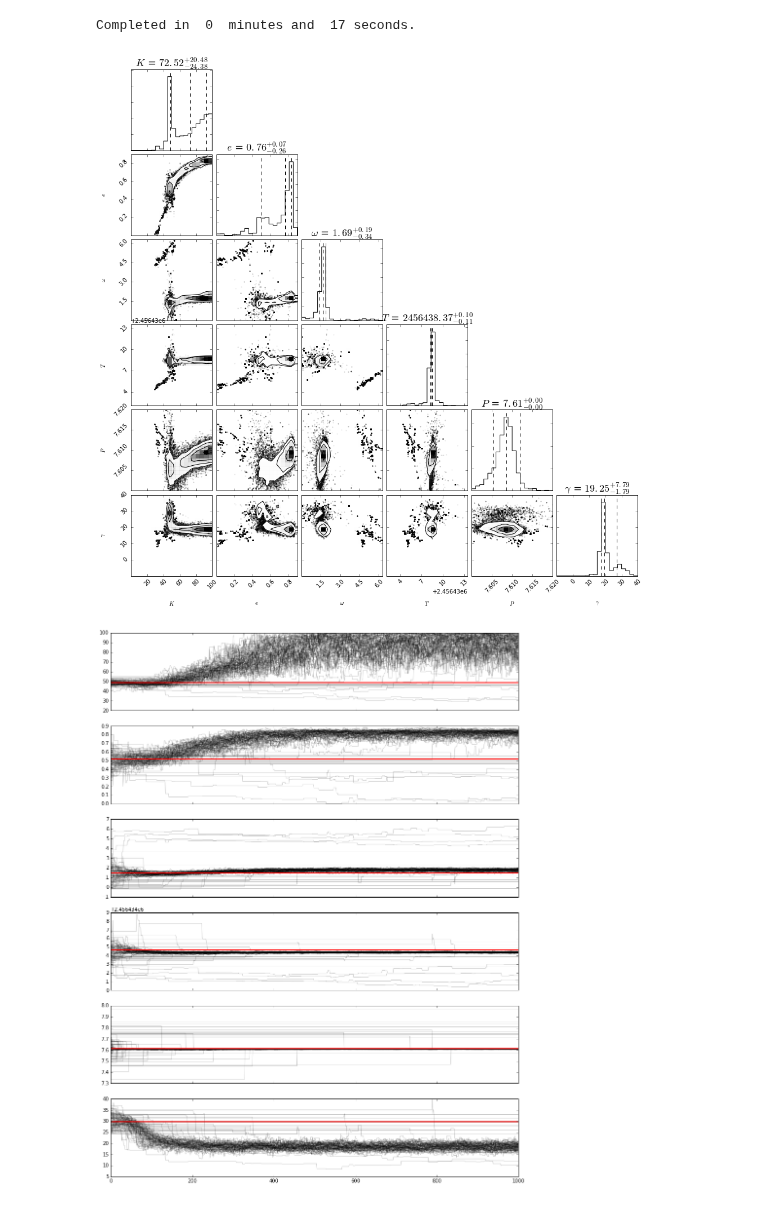
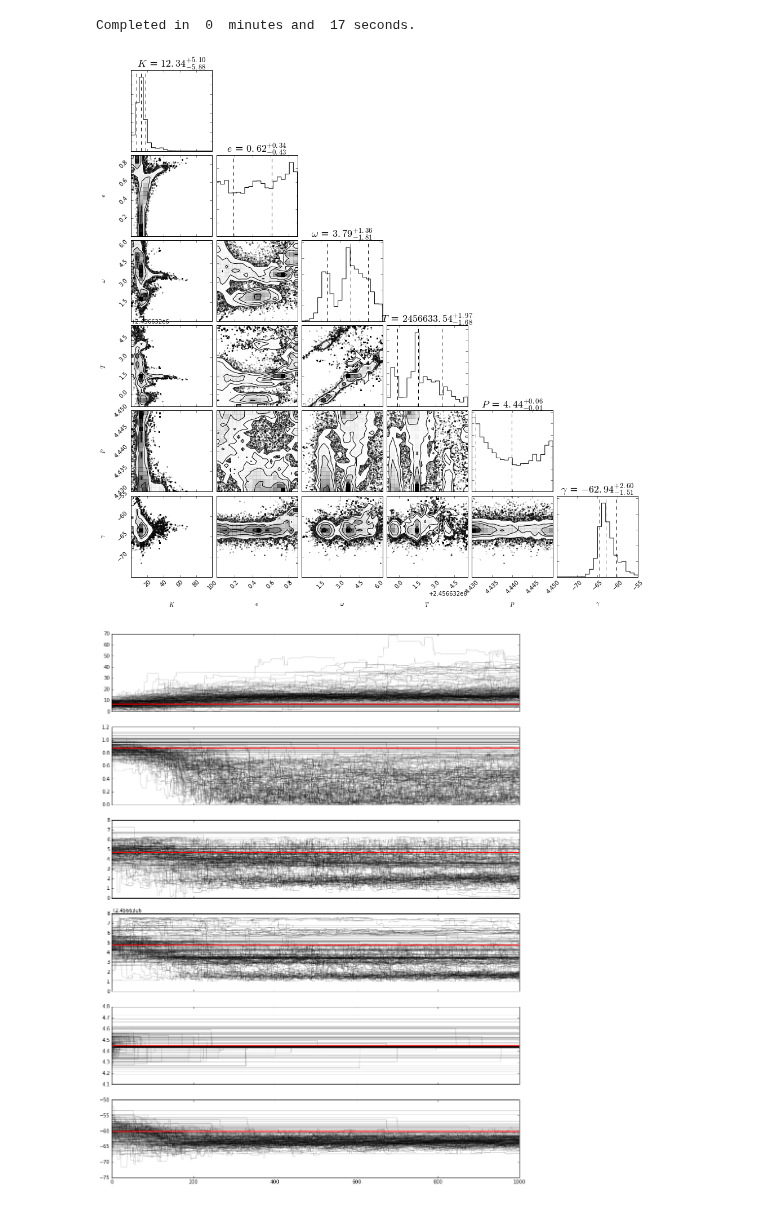
Before and after one commit to jacob-i-skinner/Orbit-Fitting, a Jupyter notebook: Master.ipynb, the cells around one changed output. Cells and saved outputs as stored; diff of their text form; code cells hidden in the pictures.

```diff
--- a/Master.ipynb
+++ b/Master.ipynb
@@ -108,8 +117,8 @@ mass ratio is  1.00615646403 +/- 7.81401649008e-05
 t0 = time.time()
 
 #constrain parameters
-lower_bounds = [0, 0, 0, JD[0]+((JD[-1]-JD[0])/2)-0.75*7.61, 7.6, -10]
-upper_bounds = [100, 0.9, 2*np.pi, JD[0]+((JD[-1]-JD[0])/2)+0.75*7.61, 7.62, 40]
+lower_bounds = [0, 0, 0, JD[0]+((JD[-1]-JD[0])/2)-0.75*4.42, 4.43, -75]
+upper_bounds = [100, 0.9, 2*np.pi, JD[0]+((JD[-1]-JD[0])/2)+0.75*4.42, 4.45, -55]
 
 initial_guess = initialGuess(lower_bounds, upper_bounds, JDp, RVp)
 
@@ -165,32 +174,32 @@ for i in range(ndim):
     for j in range(len(sampler.chain[:, 0, i])):
         ax[i].plot(np.linspace(0, nsteps, num=nsteps), sampler.chain[j, :, i], 'k', alpha=0.2)
     ax[i].plot(np.linspace(0, nsteps, num=nsteps) , np.ones(nsteps)*initial_guess[i], 'r', lw=2)
 fig.set_figheight(20)
 fig.set_figwidth(15)
 #plt.savefig('walk_results.png')
 
 #create the curves plot
 x = np.linspace(0, 15.8, num=nsteps)
 fig, ax = plt.figure(figsize=(15,8)), plt.subplot(111)
 #commented out section shows a sampling of curves from the walk
 #for K, e, w, T, P, y in samples[np.random.randint(len(samples), size=250)]:
 #    parameters = K, e, w, T, P, y
 #    primary, secondary = RV(x, mass_ratio, parameters)
 #    ax.plot(x/parameters[4], primary, 'c', label='Potential Primary Curves', alpha=0.2)
 #    ax.plot(x/parameters[4], secondary, 'm', label='Potential Secondary Curves', alpha=0.2)
 primary, secondary = RV(x, mass_ratio, [results[0][0], results[1][0], results[2][0],
                                         results[3][0], results[4][0], results[5][0]])
 ax.plot(x/results[4][0], primary, 'b', lw=2)
 ax.plot(x/results[4][0], secondary, 'r', lw=2)
 ax.plot(x, np.ones(len(x))*results[5][0], 'k' , label='Systemic Velocity')
 ax.plot(phases(results[4][0], results[3][0], JDp), RVp, 'bs', label='Primary RV Data') #data phased to result period
 ax.plot(phases(results[4][0], results[3][0], JDs), RVs, 'rs', label='Secondary RV data')
 ax.set_xlim([0,1])
 #plt.savefig('curve_results.png')
 
 t = time.time()
 print('Completed in ', int((t-t0)/60), ' minutes and ', int(((t-t0)/60-int((t-t0)/60))*60), 'seconds.')
 # %% [output]
 Completed in  0  minutes and  17 seconds.
-[figure, old version]
+[figure, new version]
-[figure, old version]
+[figure, new version]
```
Also changed, not shown: parts of 5 cells of this notebook, 3 other files.
